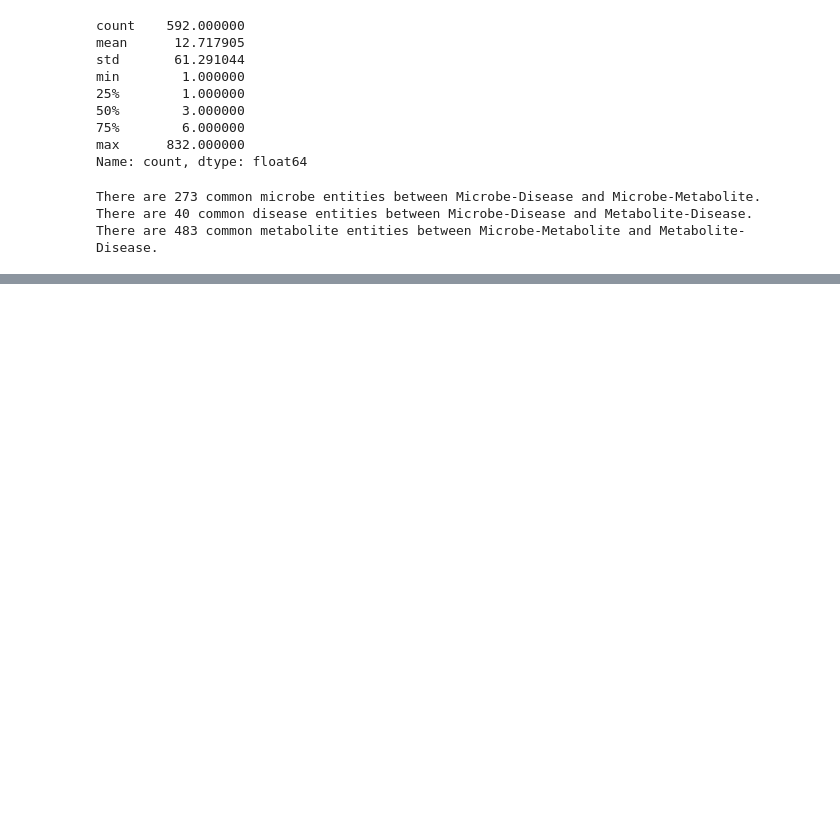
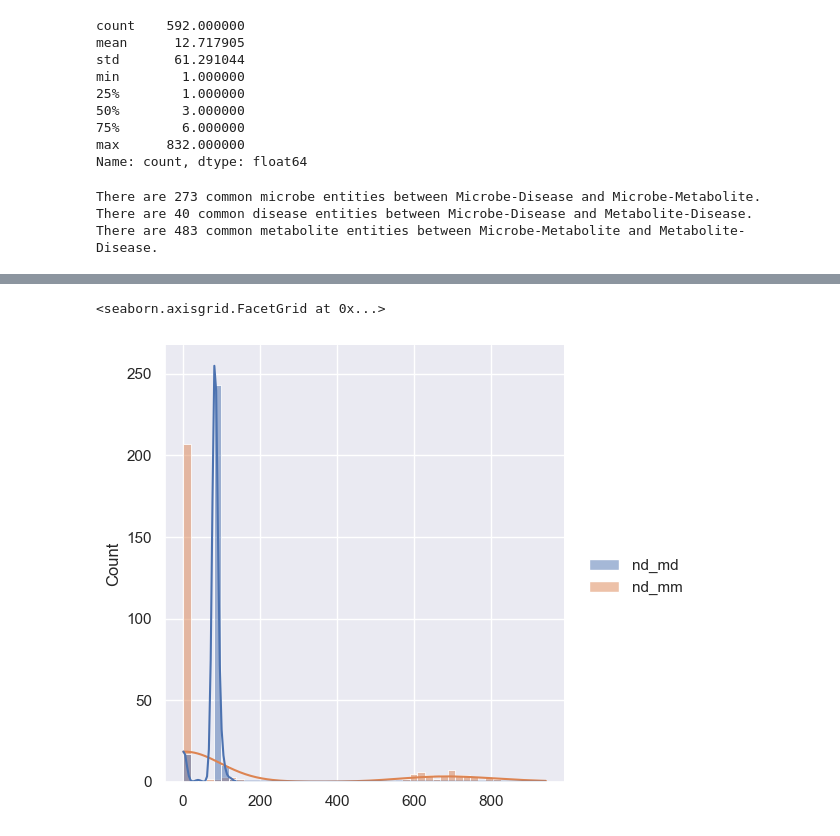
Before and after one commit to lucyzhang95/MAGNN_MKG, a Jupyter notebook: analysis/correlation.ipynb, the cells around one changed output, grey strips where cells are left out. Saved outputs shown, nothing was run; the diff lists cells and outputs as text; code cells hidden in the pictures; blank space fills up the shorter version.

```diff
--- a/analysis/correlation.ipynb
+++ b/analysis/correlation.ipynb
@@ -178,3 +199,8 @@ plot_common_entity_node_degree_distribution(
+# %%
+sns.displot(node_d_microbe_df, kde=True)
+# %% [output]
+<seaborn.axisgrid.FacetGrid at 0x...>
+[figure, added]
 # %%
 node_d4disease = calculate_common_node_degree(md_df, metd_df, "disease", common_disease)
 node_d4disease
```
Also changed, not shown: parts of 19 cells of this notebook.
